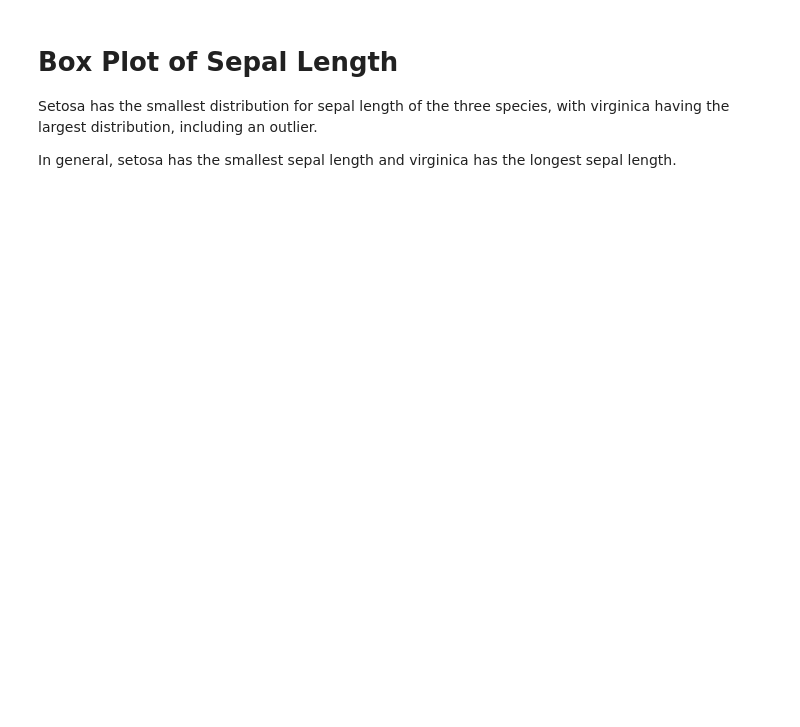
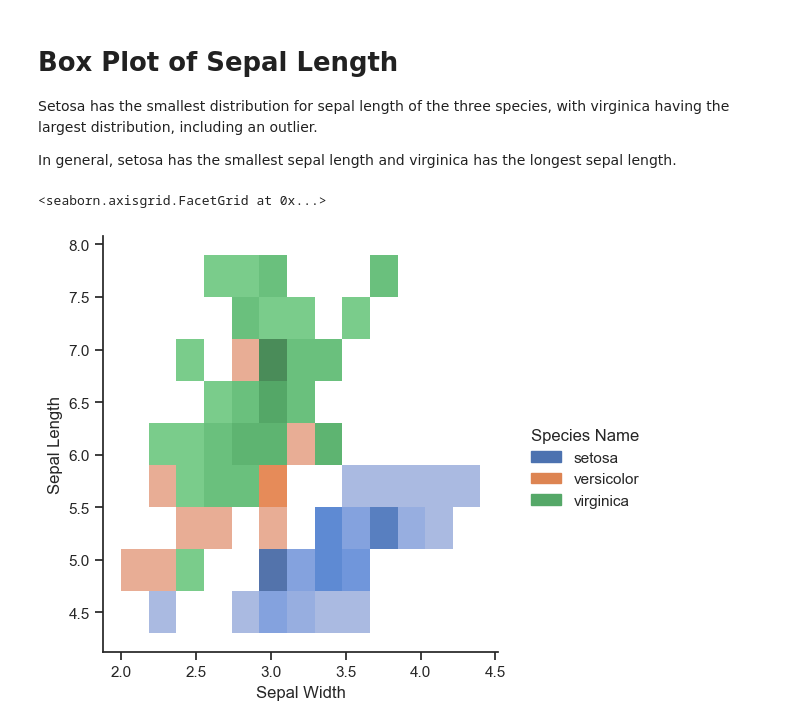
Before and after one commit to nhansen23/datafun-04-jupyter, a Jupyter notebook: nicole_eda.ipynb, the cells around one changed output. Drawn from its saved outputs; the diff is of its cells as text; code cells hidden in the pictures; blank space fills up the shorter version.

```diff
--- a/nicole_eda.ipynb
+++ b/nicole_eda.ipynb
@@ -139,3 +198,9 @@ distribution, including an outlier.
 
 In general, setosa has the smallest sepal length and
 virginica has the longest sepal length.
+# %%
+# Bivariate plot
+sns.displot(df, x='Sepal Width', y='Sepal Length', hue='Species Name')
+# %% [output]
+<seaborn.axisgrid.FacetGrid at 0x...>
+[figure, added]
```
Also changed, not shown: parts of 10 cells of this notebook.
